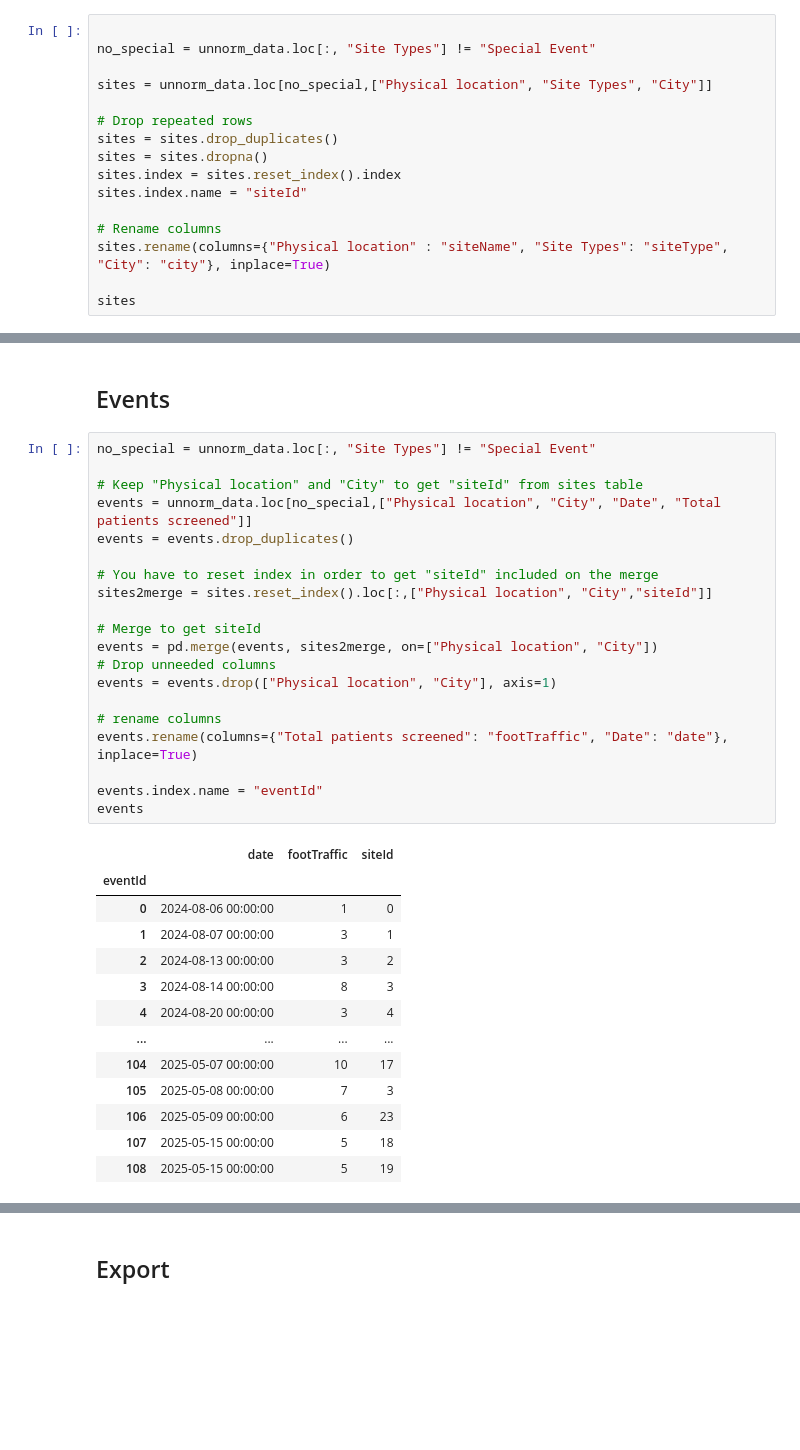
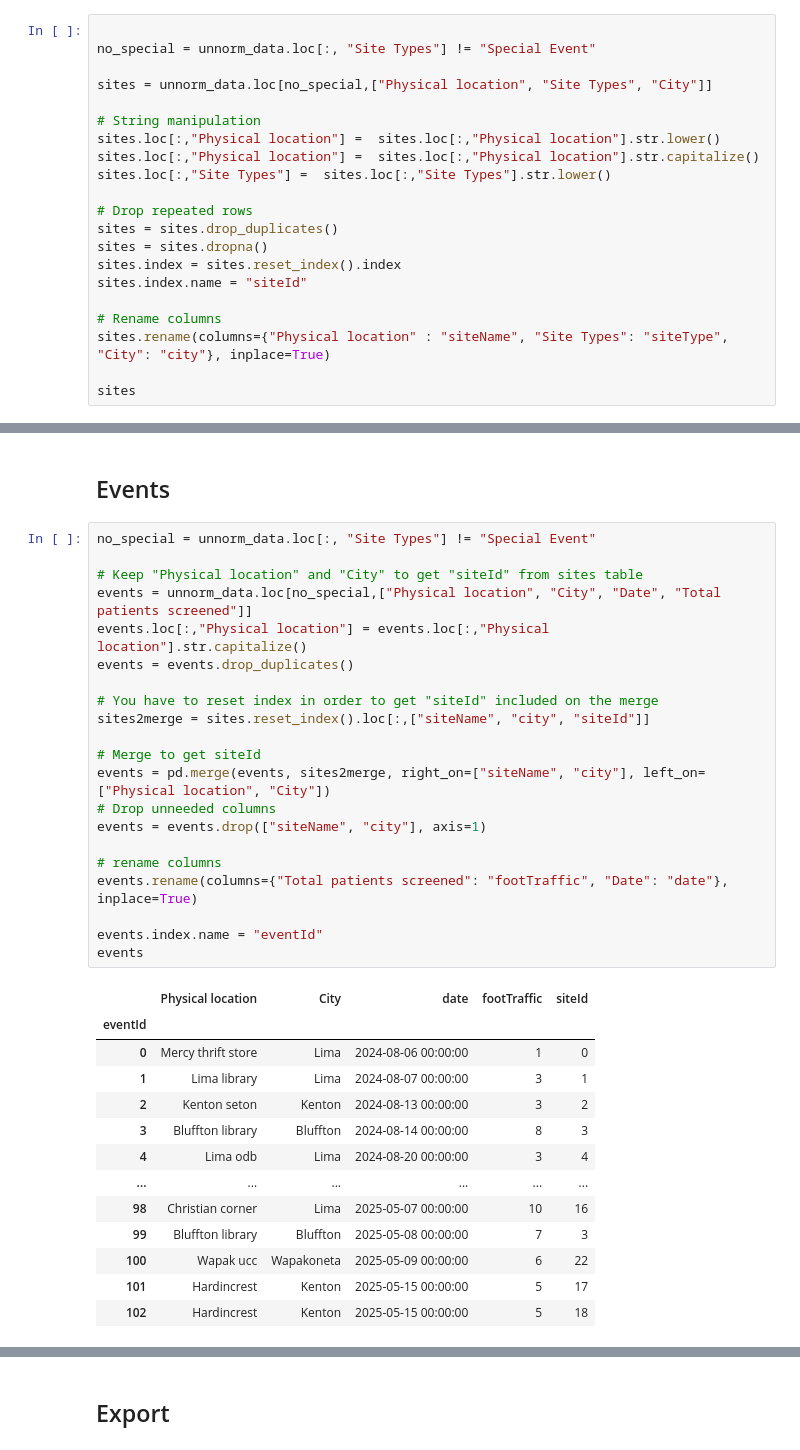
Before and after one commit to Human-Centered-Optimization-Lab/clinicOpt, a Jupyter notebook: tools/normalizeData.ipynb, the cells around one changed output, grey strips where cells are left out. Saved outputs shown, nothing was run; the diff lists cells and outputs as text; blank space fills up the shorter version.

```diff
--- a/tools/normalizeData.ipynb
+++ b/tools/normalizeData.ipynb
@@ -24,6 +24,11 @@ unnorm_data
 no_special = unnorm_data.loc[:, "Site Types"] != "Special Event"
 
 sites = unnorm_data.loc[no_special,["Physical location", "Site Types", "City"]]
+
+# String manipulation
+sites.loc[:,"Physical location"] =  sites.loc[:,"Physical location"].str.lower()
+sites.loc[:,"Physical location"] =  sites.loc[:,"Physical location"].str.capitalize()
+sites.loc[:,"Site Types"] =  sites.loc[:,"Site Types"].str.lower()
 
 # Drop repeated rows
 sites = sites.drop_duplicates()
@@ -59,34 +64,35 @@ sites
 # %%
 no_special = unnorm_data.loc[:, "Site Types"] != "Special Event"
 
 # Keep "Physical location" and "City" to get "siteId" from sites table
 events = unnorm_data.loc[no_special,["Physical location", "City", "Date", "Total patients screened"]]
+events.loc[:,"Physical location"] = events.loc[:,"Physical location"].str.capitalize()
 events = events.drop_duplicates()
 
 # You have to reset index in order to get "siteId" included on the merge
-sites2merge = sites.reset_index().loc[:,["Physical location", "City","siteId"]]
+sites2merge = sites.reset_index().loc[:,["siteName", "city", "siteId"]]
 
 # Merge to get siteId
-events = pd.merge(events, sites2merge, on=["Physical location", "City"])
+events = pd.merge(events, sites2merge, right_on=["siteName", "city"], left_on=["Physical location", "City"])
 # Drop unneeded columns
-events = events.drop(["Physical location", "City"], axis=1)
+events = events.drop(["siteName", "city"], axis=1)
 
 # rename columns
 events.rename(columns={"Total patients screened": "footTraffic", "Date": "date"}, inplace=True)
 
 events.index.name = "eventId"
 events
 # %% [output]
-|  | date | footTraffic | siteId |
-| eventId |  |  |  |
-| 0 | 2024-08-06 00:00:00 | 1 | 0 |
-| 1 | 2024-08-07 00:00:00 | 3 | 1 |
-| 2 | 2024-08-13 00:00:00 | 3 | 2 |
-| 3 | 2024-08-14 00:00:00 | 8 | 3 |
-| 4 | 2024-08-20 00:00:00 | 3 | 4 |
-| ... | ... | ... | ... |
-| 104 | 2025-05-07 00:00:00 | 10 | 17 |
-| 105 | 2025-05-08 00:00:00 | 7 | 3 |
-| 106 | 2025-05-09 00:00:00 | 6 | 23 |
-| 107 | 2025-05-15 00:00:00 | 5 | 18 |
-| 108 | 2025-05-15 00:00:00 | 5 | 19 |
+|  | Physical location | City | date | footTraffic | siteId |
+| eventId |  |  |  |  |  |
+| 0 | Mercy thrift store | Lima | 2024-08-06 00:00:00 | 1 | 0 |
+| 1 | Lima library | Lima | 2024-08-07 00:00:00 | 3 | 1 |
+| 2 | Kenton seton | Kenton | 2024-08-13 00:00:00 | 3 | 2 |
+| 3 | Bluffton library | Bluffton | 2024-08-14 00:00:00 | 8 | 3 |
+| 4 | Lima odb | Lima | 2024-08-20 00:00:00 | 3 | 4 |
+| ... | ... | ... | ... | ... | ... |
+| 98 | Christian corner | Lima | 2025-05-07 00:00:00 | 10 | 16 |
+| 99 | Bluffton library | Bluffton | 2025-05-08 00:00:00 | 7 | 3 |
+| 100 | Wapak ucc | Wapakoneta | 2025-05-09 00:00:00 | 6 | 22 |
+| 101 | Hardincrest | Kenton | 2025-05-15 00:00:00 | 5 | 17 |
+| 102 | Hardincrest | Kenton | 2025-05-15 00:00:00 | 5 | 18 |
```
Also changed, not shown: parts of 2 cells of this notebook, 3 other files.
